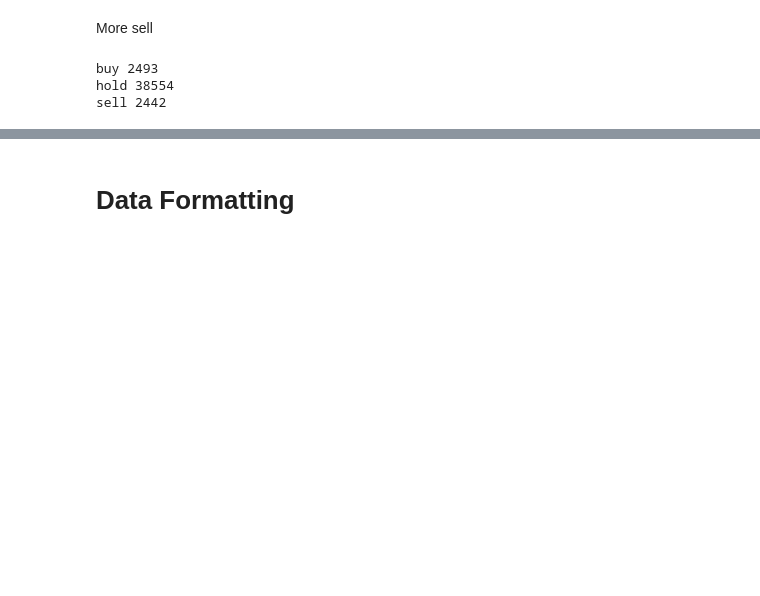
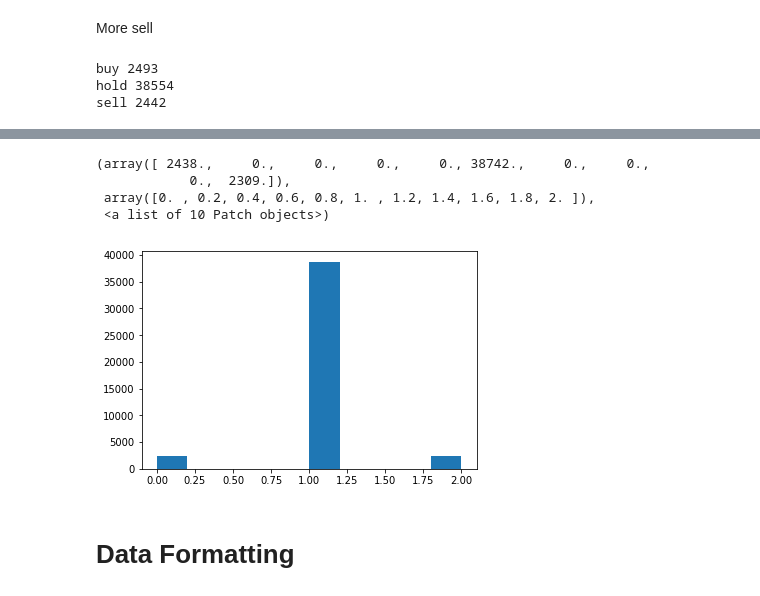
Before and after one commit to machine-learning-2018-2019-fasilkom-ui/Mending-ML-Aja, a Jupyter notebook: ExperimentsPlayground.ipynb, the cells around one changed output, grey strips where cells are left out. Saved outputs shown, nothing was run; the diff lists cells and outputs as text; code cells hidden in the pictures; blank space fills up the shorter version.

```diff
--- a/ExperimentsPlayground.ipynb
+++ b/ExperimentsPlayground.ipynb
@@ -75,32 +84,33 @@ plt.show()
 [figure]
 [figure]
 # %%
-action_list = {}
-action_list['\\'] = {'action'}
-action_list['action'] = []
+action = []
 
 # weird workaround due to limitation to column name, see below
 # HOLD --> 0
 # BUY --> -1
 # SELL --> 1
+
+close = np.array(price.close)
+
 for i in range(len(price.index)-1):
-    current = price.iloc[i]
-    before = price.iloc[i-1]
-    after = price.iloc[i+1]
-    if current.close < after.close:
-        if current.close > before.close:
-            action_list['action'].append(0)
+    current = close[i]
+    before = close[i-1]
+    after = close[i+1]
+    if current * 1.003 < after:
+        if before * 1.003 < current:
+            action.append(0)
         else:
-            action_list['action'].append(-1)
-    elif current.close > after.close:
-        if current.close < before.close:
-            action_list['action'].append(0)
+            action.append(-1)
+    elif current > after * 1.003:
+        if before > current * 1.003:
+            action.append(0)
         else:
-            action_list['action'].append(1)
+            action.append(1)
     else:
-        action_list['action'].append(0)
-action_list['action'].append(0)
-action_frame = pd.DataFrame(action_list['action']).set_index(price.index)
+        action.append(0)
+action.append(0)
+action_frame = pd.DataFrame(action).set_index(price.index)
 
 # we need the stock price somehow
 action_frame = action_frame.join(price)
@@ -311,3 +367,11 @@ len(action_frame)
+# %%
+plt.hist(labeling)
+# %% [output]
+(array([ 2438.,     0.,     0.,     0.,     0., 38742.,     0.,     0.,
+            0.,  2309.]),
+ array([0. , 0.2, 0.4, 0.6, 0.8, 1. , 1.2, 1.4, 1.6, 1.8, 2. ]),
+ <a list of 10 Patch objects>)
+[figure, added]
 # %% [markdown]
 # Data Formatting
 # %% [markdown]
```
Also changed, not shown: parts of 11 cells of this notebook.
